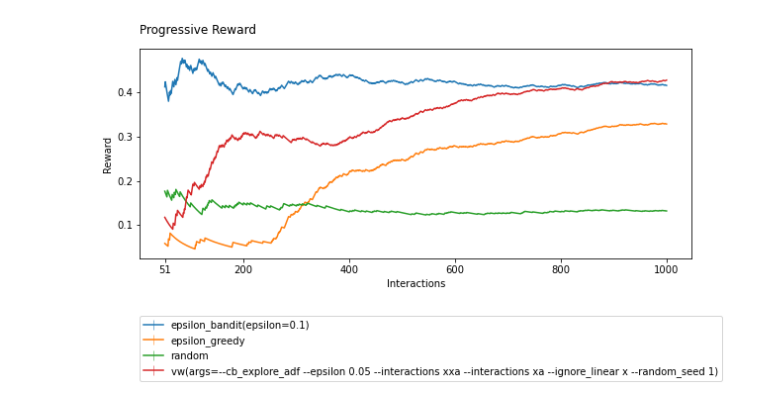
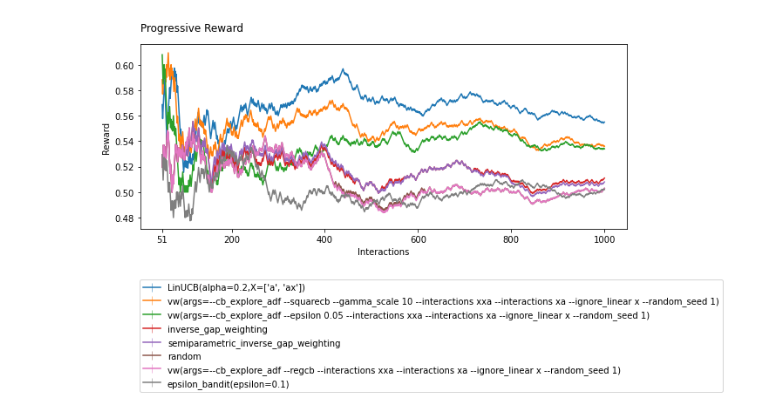
Before and after one commit to agcarranza/hte-bandits, a Jupyter notebook: notebooks/First Experiment.ipynb, the cells around one changed output. Saved outputs shown, nothing was run; the diff lists cells and outputs as text; code cells hidden in the pictures.

```diff
--- a/notebooks/First Experiment.ipynb
+++ b/notebooks/First Experiment.ipynb
@@ -12,26 +25,26 @@ from learners.igw import IGWBanditLearner, SemiparametricIGWBanditLearner, Epsil
 # %%
-from coba.environments import Environments
-from coba.learners     import RandomLearner, EpsilonBanditLearner, VowpalEpsilonLearner, LinUCBLearner
-from coba.experiments  import Experiment
-
-n_actions = 7
-n_context_features = 54
+n_actions = 2
+n_context_features = 10
 n_interactions = 1000
+r_noise_var = 1. / 100
 environments = Environments.from_linear_synthetic(n_interactions=n_interactions,
                                                   n_actions=n_actions,
                                                   n_context_features=n_context_features,
-                                                  r_noise_var=1/1000,
+                                                  r_noise_var=r_noise_var,
                                                   n_action_features=0).binary()
 
-environments = Environments.from_openml(180,take=1000)
+# environments = Environments.from_openml(149,take=1000)
 
+epoch_schedule = 100
+tuning_parameter = 1
 learners     = [RandomLearner(),
                 EpsilonBanditLearner(0.1),
                 VowpalEpsilonLearner(),
-                IGWBanditLearner(n_actions, n_context_features, do_feature_selection=False),
-                SemiparametricIGWBanditLearner(n_actions, n_context_features),
-               EpsilonGreedyLearner(n_actions, .1),
-               LinUCBLearner()]
+                VowpalRegcbLearner(),
+                VowpalSquarecbLearner(),
+                IGWBanditLearner(epoch_schedule=epoch_schedule, tuning_parameter=tuning_parameter),
+                SemiparametricIGWBanditLearner(epoch_schedule=epoch_schedule, tuning_parameter=tuning_parameter),
+                LinUCBLearner()]
 
-Experiment(environments, learners).evaluate().plot_learners()
+Experiment(environments, learners).evaluate().plot_learners(sort="reward")
 # %% [output]
@@ -55 +71 @@ Experiment(environments, learners).evaluate().plot_learners()
-[figure, old version]
+[figure, new version]
```
Also changed, not shown: parts of 6 cells of this notebook, 2 other files.
